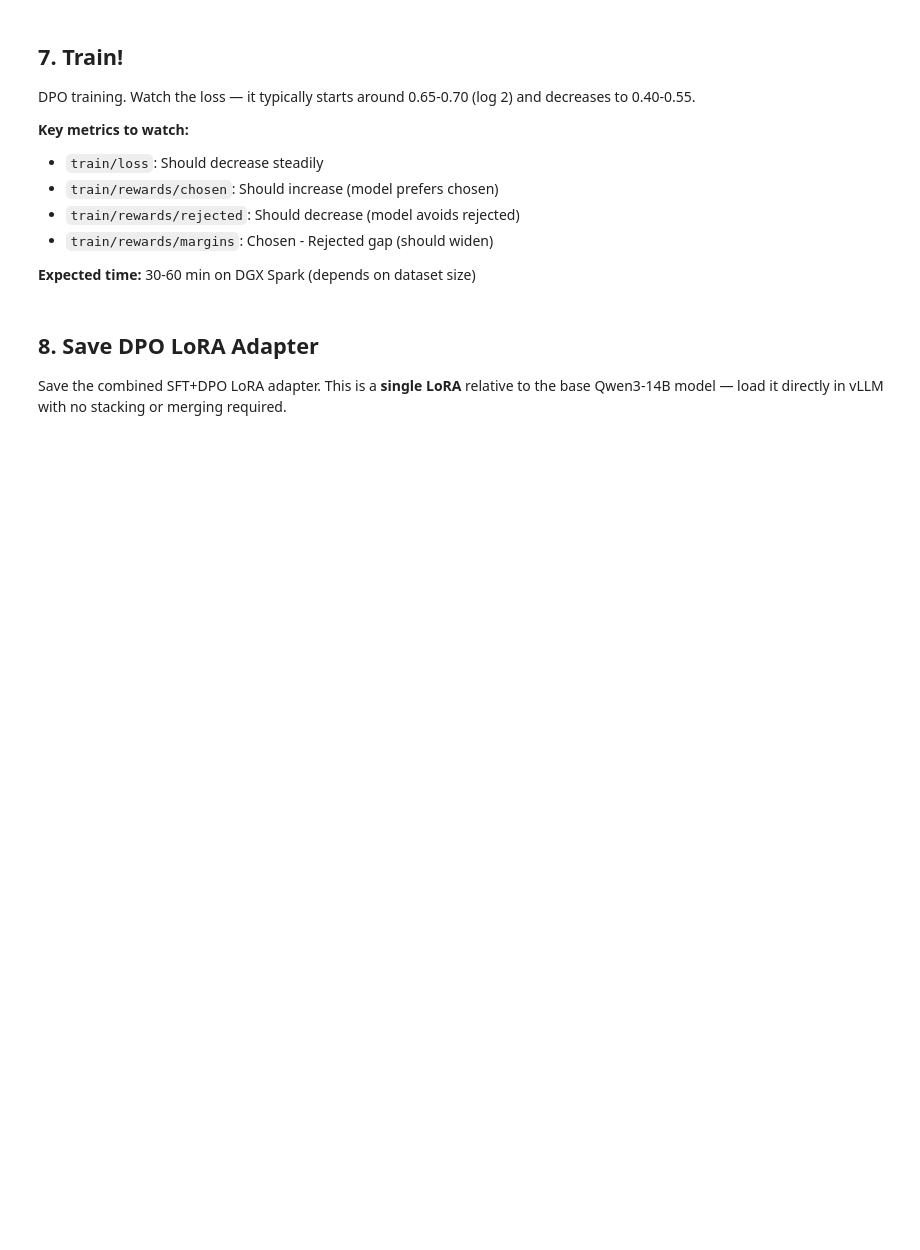
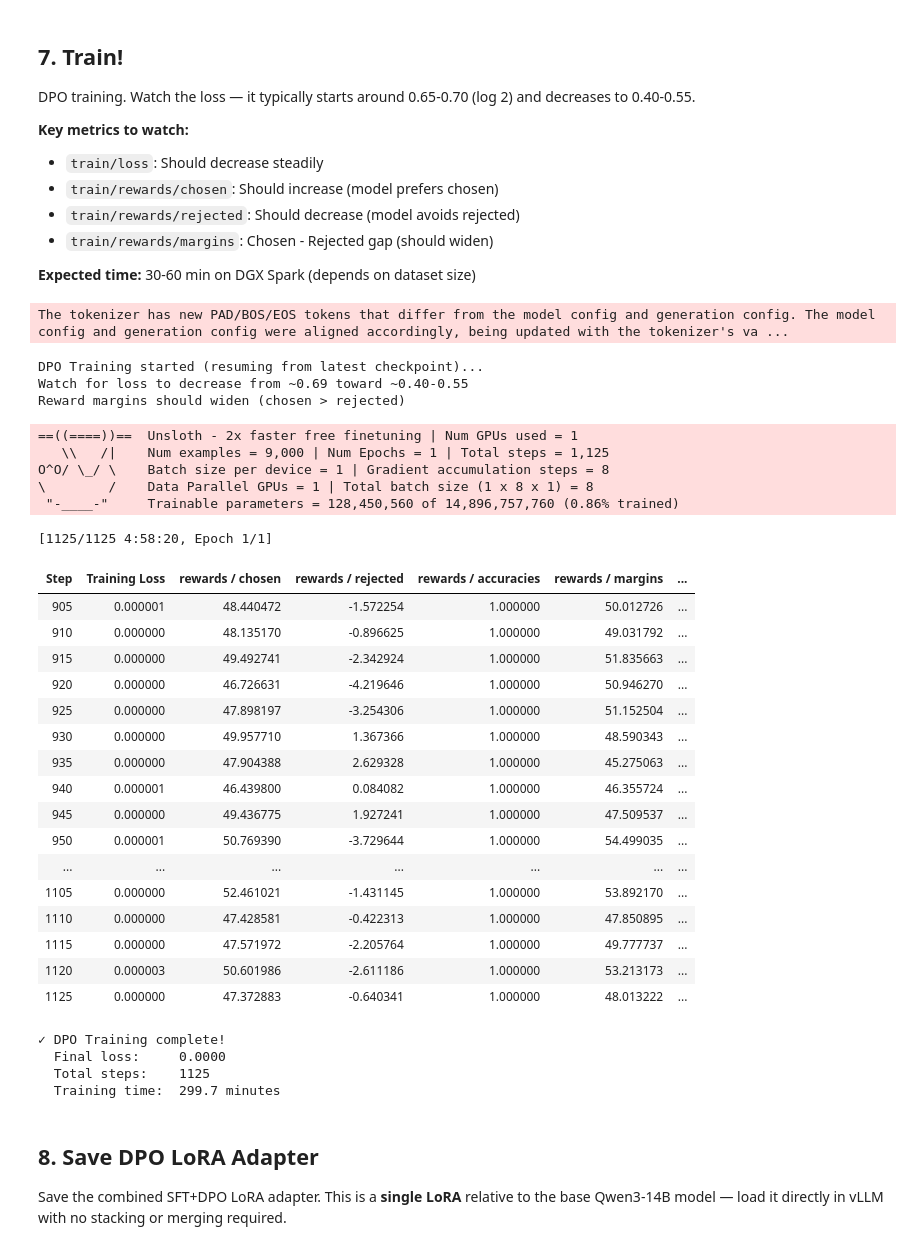
Before and after one commit to beaudamore/pubmed, a Jupyter notebook: notebooks/loras/pubmed_dpo_training.ipynb, the cells around one changed output. Cells and saved outputs as stored; diff of their text form; code cells hidden in the pictures; blank space fills up the shorter version.

```diff
--- a/notebooks/loras/pubmed_dpo_training.ipynb
+++ b/notebooks/loras/pubmed_dpo_training.ipynb
@@ -171,8 +171,8 @@ elif os.path.exists("/workspace/pubmed"):
     PROJECT_ROOT = Path("/workspace/pubmed")
     _env = "Docker (legacy mount)"
 else:
-    PROJECT_ROOT = Path(os.path.abspath(os.path.join(os.path.dirname("__file__"), "..", "..")))
-    _env = "Host (local dev)"
+    PROJECT_ROOT = Path("/home/spark/projects/training/pubmed")
+    _env = "Host (VS Code / venv)"
 
 # =========================== MODEL CONFIGURATION ===========================
 BASE_LLM        = "unsloth/Qwen3-14B-unsloth-bnb-4bit"
@@ -198,14 +198,14 @@ LORA_TARGET_MODULES = [
 ]
 
 # =========================== DPO TRAINING HYPERPARAMETERS ===========================
-MAX_SEQ_LENGTH = 4096
+MAX_SEQ_LENGTH = 3072
 BATCH_SIZE     = 1         # Smaller batch — DPO needs chosen+rejected per sample
 GRAD_ACCUM     = 8         # Gradient accumulation (effective batch = 1×8 = 8)
 LEARNING_RATE  = 5e-6      # Lower than SFT — fine adjustment, not major shift
 DPO_BETA       = 0.1       # DPO temperature — controls preference strength
 TARGET_EPOCHS  = 1
 WARMUP_RATIO   = 0.1       # 10% warmup (DPO benefits from more warmup)
-SAVE_STEPS     = 50
+SAVE_STEPS     = 100
 LOSS_TYPE      = "sigmoid"  # Standard DPO loss (alternatives: "hinge", "ipo")
 
 # =========================== DATASET SAMPLING ===========================
@@ -215,7 +215,7 @@ LOSS_TYPE      = "sigmoid"  # Standard DPO loss (alternatives: "hinge", "ipo")
 #   3000-5000 = proper test (evaluate alignment quality)
 #   8000-12000 = production run
 #   0         = use all pairs (not recommended — diminishing returns)
-DPO_MAX_PAIRS  = 5000
+DPO_MAX_PAIRS  = 9000
 
 # --- Print summary ---
 print(f"  Environment:  {_env}")
@@ -239,7 +239,7 @@ for path, label in [(DPO_DATA_FILE, "DPO data"), (str(PROJECT_ROOT), "Project ro
     exists = os.path.exists(path)
     print(f"  {'OK' if exists else 'MISSING':7s} {label}: {path}")
     if not exists and label == "DPO data":
-        raise FileNotFoundError(f"{label} not found: {path}\nRun pubmed_datagen.ipynb Section 10 first.")
+        raise FileNotFoundError(f"{label} not found: {path}\nRun pubmed_datagen_v2_jupyterlab.ipynb Section 10 first.")
 
 if SFT_LORA_PATH.exists():
     print(f"  {'OK':7s} SFT LoRA: {SFT_LORA_PATH}")
@@ -358,10 +406,14 @@ expected by TRL's DPOTrainer. Uses the tokenizer loaded in step 3.
 # Our data has: {chosen: [messages], rejected: [messages]}
 # We apply the chat template to convert messages → formatted text.
 # Uses the tokenizer already loaded from the model cell above.
+#
+# Pairs exceeding MAX_SEQ_LENGTH tokens are filtered out so no truncation
+# happens during training.
 # ============================================================================
 
 errors = []
 formatted_pairs = []
+skipped_too_long = 0
 
 for i, pair in enumerate(raw_pairs):
     chosen_msgs = pair.get("chosen", [])
@@ -378,6 +430,9 @@ for i, pair in enumerate(raw_pairs):
         rejected_prompt = rejected_msgs[:-1]
         if len(chosen_prompt) != len(rejected_prompt):
             errors.append(f"Pair {i}: prompt length mismatch")
+            continue
+        else:
+            errors.append(f"Pair {i}: prompt content mismatch (same length, different messages)")
             continue
 
     # Extract prompt (system + user) and responses
@@ -396,6 +451,14 @@ for i, pair in enumerate(raw_pairs):
         enable_thinking=False,
     )
 
+    # Filter out pairs that exceed MAX_SEQ_LENGTH (prompt + longer response)
+    p_len = len(tokenizer.encode(prompt_text, add_special_tokens=False))
+    c_len = len(tokenizer.encode(chosen_response, add_special_tokens=False))
+    r_len = len(tokenizer.encode(rejected_response, add_special_tokens=False))
+    if p_len + max(c_len, r_len) > MAX_SEQ_LENGTH:
+        skipped_too_long += 1
+        continue
+
     formatted_pairs.append({
         "prompt": prompt_text,
         "chosen": chosen_response,
@@ -411,6 +474,9 @@ if errors:
         print(f"  ... and {len(errors) - 5} more")
 else:
     print(f"✓ All {len(raw_pairs)} pairs passed validation")
+
+if skipped_too_long:
+    print(f"⚠ Filtered {skipped_too_long} pairs exceeding MAX_SEQ_LENGTH={MAX_SEQ_LENGTH}")
 
 print(f"\nFormatted DPO pairs: {len(formatted_pairs)}")
 
@@ -523,11 +614,13 @@ trainer = DPOTrainer(
         optim="adamw_8bit",
         weight_decay=0.01,
         seed=3407,
+        gradient_checkpointing=True,
 
         # Checkpointing
         output_dir=str(TRAIN_DIR),
         save_strategy="steps",
         save_steps=SAVE_STEPS,
+        save_total_limit=3,
 
         # Logging
         logging_steps=5,
@@ -554,17 +657,57 @@ and decreases to 0.40-0.55.
 
 **Expected time:** 30-60 min on DGX Spark (depends on dataset size)
 # %%
+from transformers.trainer_utils import get_last_checkpoint
+
 print("DPO Training started...")
 print(f"Watch for loss to decrease from ~0.69 toward ~0.40-0.55")
 print(f"Reward margins should widen (chosen > rejected)")
 print()
 
-result = trainer.train()
+last_ckpt = get_last_checkpoint(trainer.args.output_dir)
+if last_ckpt is not None:
+    print(f"Resuming from checkpoint: {last_ckpt}")
+    result = trainer.train(resume_from_checkpoint=True)
+else:
+    print("No previous checkpoint found — starting fresh.")
+    result = trainer.train()
 
 print(f"\n✓ DPO Training complete!")
 print(f"  Final loss:     {result.training_loss:.4f}")
 print(f"  Total steps:    {result.global_step}")
 print(f"  Training time:  {result.metrics.get('train_runtime', 0) / 60:.1f} minutes")
+# %% [output]
+The tokenizer has new PAD/BOS/EOS tokens that differ from the model config and generation config. The model config and generation config were aligned accordingly, being updated with the tokenizer's va ...
+DPO Training started (resuming from latest checkpoint)...
+Watch for loss to decrease from ~0.69 toward ~0.40-0.55
+Reward margins should widen (chosen > rejected)
+==((====))==  Unsloth - 2x faster free finetuning | Num GPUs used = 1
+   \\   /|    Num examples = 9,000 | Num Epochs = 1 | Total steps = 1,125
+O^O/ \_/ \    Batch size per device = 1 | Gradient accumulation steps = 8
+\        /    Data Parallel GPUs = 1 | Total batch size (1 x 8 x 1) = 8
+ "-____-"     Trainable parameters = 128,450,560 of 14,896,757,760 (0.86% trained)
+[1125/1125 4:58:20, Epoch 1/1]
+| Step | Training Loss | rewards / chosen | rewards / rejected | rewards / accuracies | rewards / margins | ... |
+| 905 | 0.000001 | 48.440472 | -1.572254 | 1.000000 | 50.012726 | ... |
+| 910 | 0.000000 | 48.135170 | -0.896625 | 1.000000 | 49.031792 | ... |
+| 915 | 0.000000 | 49.492741 | -2.342924 | 1.000000 | 51.835663 | ... |
+| 920 | 0.000000 | 46.726631 | -4.219646 | 1.000000 | 50.946270 | ... |
+| 925 | 0.000000 | 47.898197 | -3.254306 | 1.000000 | 51.152504 | ... |
+| 930 | 0.000000 | 49.957710 | 1.367366 | 1.000000 | 48.590343 | ... |
+| 935 | 0.000000 | 47.904388 | 2.629328 | 1.000000 | 45.275063 | ... |
+| 940 | 0.000001 | 46.439800 | 0.084082 | 1.000000 | 46.355724 | ... |
+| 945 | 0.000000 | 49.436775 | 1.927241 | 1.000000 | 47.509537 | ... |
+| 950 | 0.000001 | 50.769390 | -3.729644 | 1.000000 | 54.499035 | ... |
+| ... | ... | ... | ... | ... | ... | ... |
+| 1105 | 0.000000 | 52.461021 | -1.431145 | 1.000000 | 53.892170 | ... |
+| 1110 | 0.000000 | 47.428581 | -0.422313 | 1.000000 | 47.850895 | ... |
+| 1115 | 0.000000 | 47.571972 | -2.205764 | 1.000000 | 49.777737 | ... |
+| 1120 | 0.000003 | 50.601986 | -2.611186 | 1.000000 | 53.213173 | ... |
+| 1125 | 0.000000 | 47.372883 | -0.640341 | 1.000000 | 48.013222 | ... |
+✓ DPO Training complete!
+  Final loss:     0.0000
+  Total steps:    1125
+  Training time:  299.7 minutes
 # %% [markdown]
 ## 8. Save DPO LoRA Adapter
 
```
Also changed, not shown: parts of 10 cells of this notebook, 3 other files.
